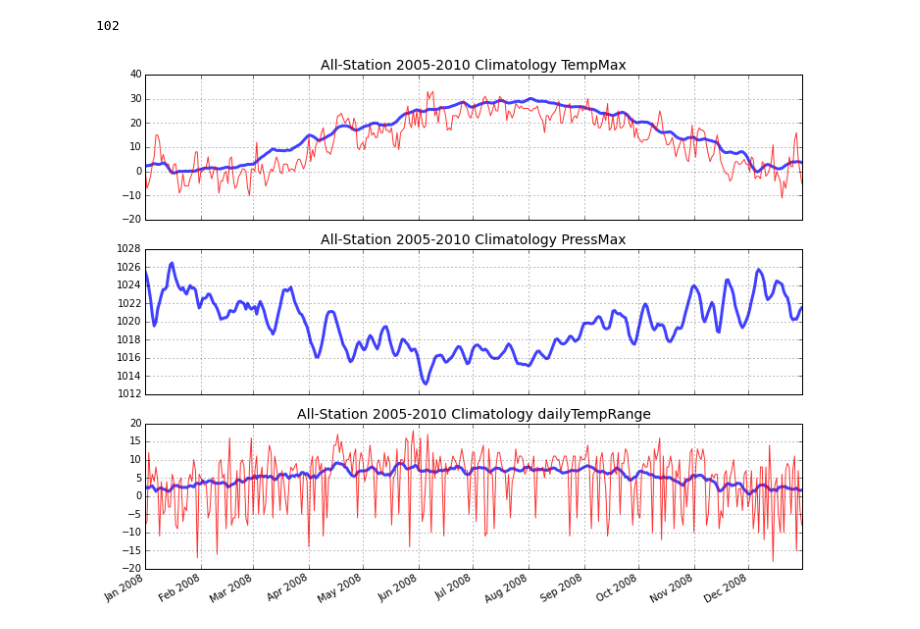
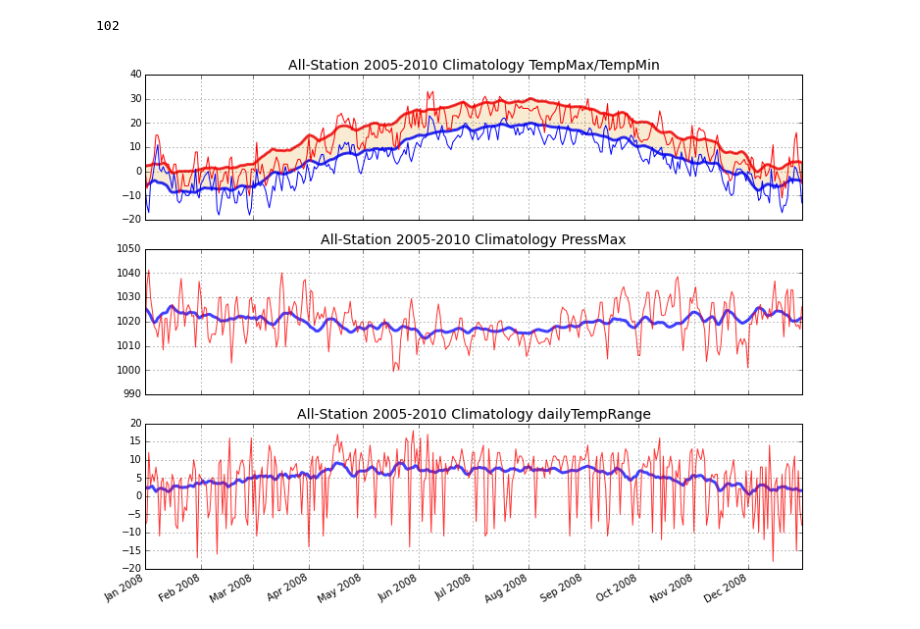
Before and after one commit to majorgowan/wpwp, a Jupyter notebook: Notebooks/wU_Smooth_and_pert.ipynb, the cells around one changed output. Saved outputs shown, nothing was run; the diff lists cells and outputs as text; code cells hidden in the pictures.

```diff
--- a/Notebooks/wU_Smooth_and_pert.ipynb
+++ b/Notebooks/wU_Smooth_and_pert.ipynb
@@ -180,36 +180,42 @@ dayOfYear(today)
 import wUClimatology as Climatology
 reload(Climatology)
 stations = Util.getStationList()
-features = ['TempMax', 'PressMax', 'dailyTempRange']
+features = ['TempMax', 'TempMin', 'PressMax', 'dailyTempRange']
 startDate, endDate = '2005-01-01', '2010-12-31'
 
 climatologies = Climatology.makeClimatologies(stations, startDate, endDate, features, 5)
 # %%
 fig = plt.figure(figsize=(12.0,10.0))
 leap_year = Util.dateList('2008-01-01','2008-12-31')
 torTrange = Util.loadDailyVariableRange('CYYZ','2008-01-01','2008-12-31','dailyTempRange',castFloat=True)
-torTemp = Util.loadDailyVariableRange('CYYZ','2008-01-01','2008-12-31','TempMax',castFloat=True)
+torTempMax = Util.loadDailyVariableRange('CYYZ','2008-01-01','2008-12-31','TempMax',castFloat=True)
+torTempMin = Util.loadDailyVariableRange('CYYZ','2008-01-01','2008-12-31','TempMin',castFloat=True)
+torPress = Util.loadDailyVariableRange('CYYZ','2008-01-01','2008-12-31','PressMax',castFloat=True)
 
 ax1 = plt.subplot(3,1,1)
-plt.plot(leap_year,climatologies[0],alpha=0.75,linewidth=3)
-plt.plot(leap_year,torTemp,color='red',alpha=0.8,linewidth=1)
-ax1.set_title('All-Station 2005-2010 Climatology TempMax',fontsize=14)
+plt.fill_between(leap_year, climatologies[0],climatologies[1],facecolor='wheat',alpha=0.6)
+plt.plot(leap_year,climatologies[0],alpha=0.75,linewidth=3,color='red')
+plt.plot(leap_year,climatologies[1],alpha=0.75,linewidth=3,color='blue')
+plt.plot(leap_year,torTempMax,color='red',alpha=1,linewidth=1)
+plt.plot(leap_year,torTempMin,color='blue',alpha=1,linewidth=1)
+ax1.set_title('All-Station 2005-2010 Climatology TempMax/TempMin',fontsize=14)
 fig.autofmt_xdate()
 plt.grid()
 
 ax2 = plt.subplot(3,1,2)
-plt.plot(leap_year,climatologies[1],alpha=0.75,linewidth=3)
+plt.plot(leap_year,climatologies[2],alpha=0.75,linewidth=3)
+plt.plot(leap_year,torPress,color='red',alpha=0.8,linewidth=1)
 ax2.set_title('All-Station 2005-2010 Climatology PressMax',fontsize=14)
 fig.autofmt_xdate()
 plt.grid()
 
 ax3 = plt.subplot(3,1,3)
-plt.plot(leap_year,climatologies[2],alpha=0.75,linewidth=3)
-plt.plot(leap_year,torWest,color='red',alpha=0.8,linewidth=1)
+plt.plot(leap_year,climatologies[3],alpha=0.75,linewidth=3)
+plt.plot(leap_year,torTrange,color='red',alpha=0.8,linewidth=1)
 ax3.set_title('All-Station 2005-2010 Climatology dailyTempRange',fontsize=14)
 fig.autofmt_xdate()
 plt.grid()
 
 plt.show()
 # %% [output]
-[figure, old version]
+[figure, new version]
```
Also changed, not shown: parts of 1 cell of this notebook.
